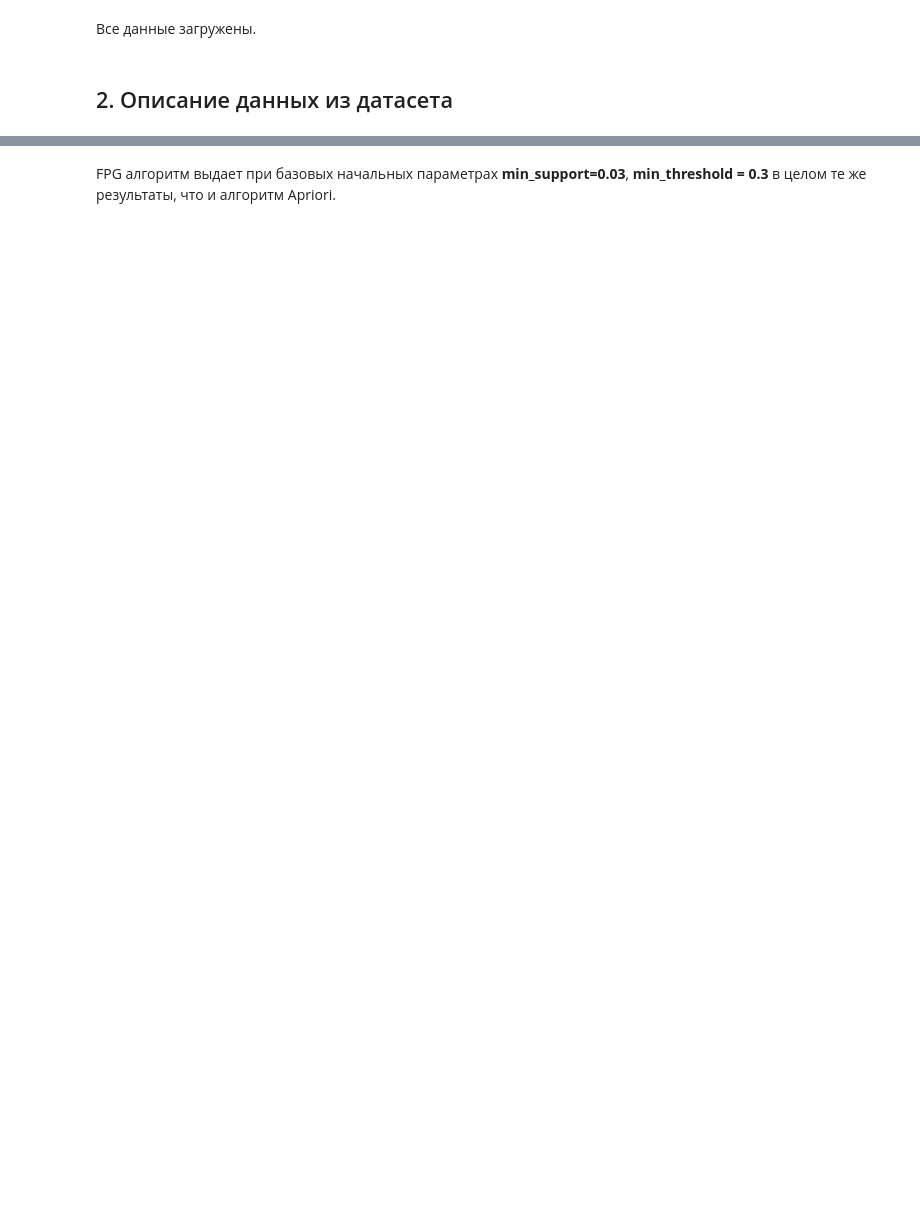
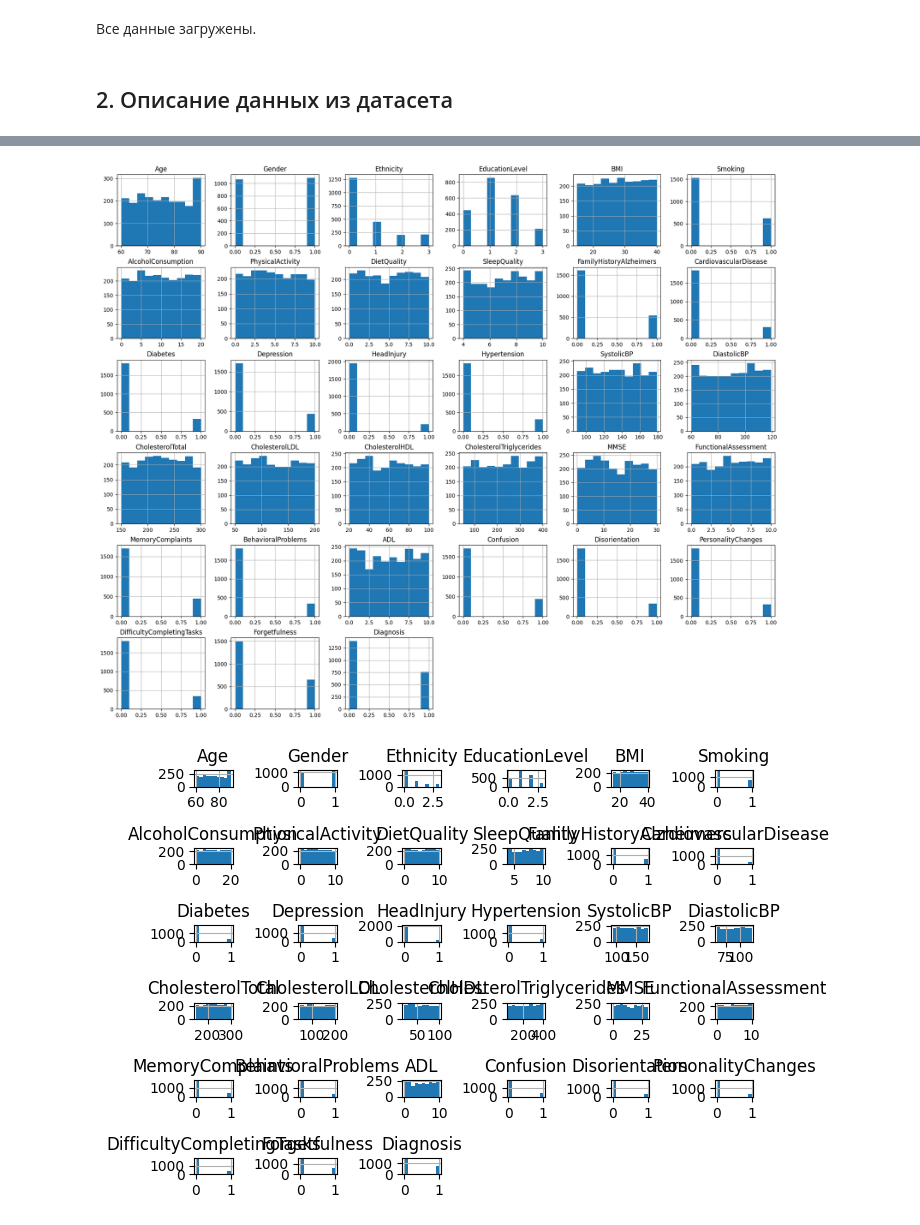
Before and after one commit to DenixSaw/ML-labs-NSTU, a Jupyter notebook: report.ipynb, the cells around one changed output, grey strips where cells are left out. Drawn from its saved outputs; the diff is of its cells as text; code cells hidden in the pictures; blank space fills up the shorter version.

```diff
--- a/report.ipynb
+++ b/report.ipynb
@@ -35,15 +35,18 @@ from scipy.stats import skew, kurtosis, kstest
 from mlxtend.preprocessing import TransactionEncoder
 from mlxtend.frequent_patterns import apriori, association_rules, fpgrowth
 import networkx as nx
+import warnings
+warnings.filterwarnings('ignore')
+plt.rcParams['figure.max_open_warning'] = 40
 # %% [markdown]
 ## 1. Загрузка данных из датасета
 # %%
 # Чтение данных из файла в датафрейм. Настройки
-path = 'groceries - groceries.csv'
-# drop_columns = ['dteday', 'instant', 'Transaction date', 'Country or region', 'Id']
+path = 'alzheimers_disease_data.csv'
+drop_columns = ['PatientID', 'DoctorInCharge']
 # target = 'MEDV'
 
 pd.set_option('display.float_format', '{:.2f}'.format)
-all_data = pd.read_csv(path)
-print(all_data)
+df = pd.read_csv(path)
+print(df)
 # %% [output]
@@ -583,2 +74,13 @@ min_support=0.02, confidence = 0.45
-# %% [markdown]
-FPG алгоритм выдает при базовых начальных параметрах **min_support=0.03**, **min_threshold = 0.3** в целом те же результаты, что и алгоритм Apriori.
+# %%
+# Удаление пропущенных значений и ненужных столбцов
+df.dropna(inplace=True) # Удаление пропущенных значений
+df.drop(drop_columns, axis=1, errors='ignore', inplace=True) # Удаление столбцов
+
+# Визуализация признаков и целевой переменной
+df.hist(figsize=(22,18))
+df.hist()
+plt.tight_layout()
+plt.show()
+# %% [output]
+[figure, added]
+[figure, added]
```
Also changed, not shown: parts of 87 cells of this notebook, 1 other file.
